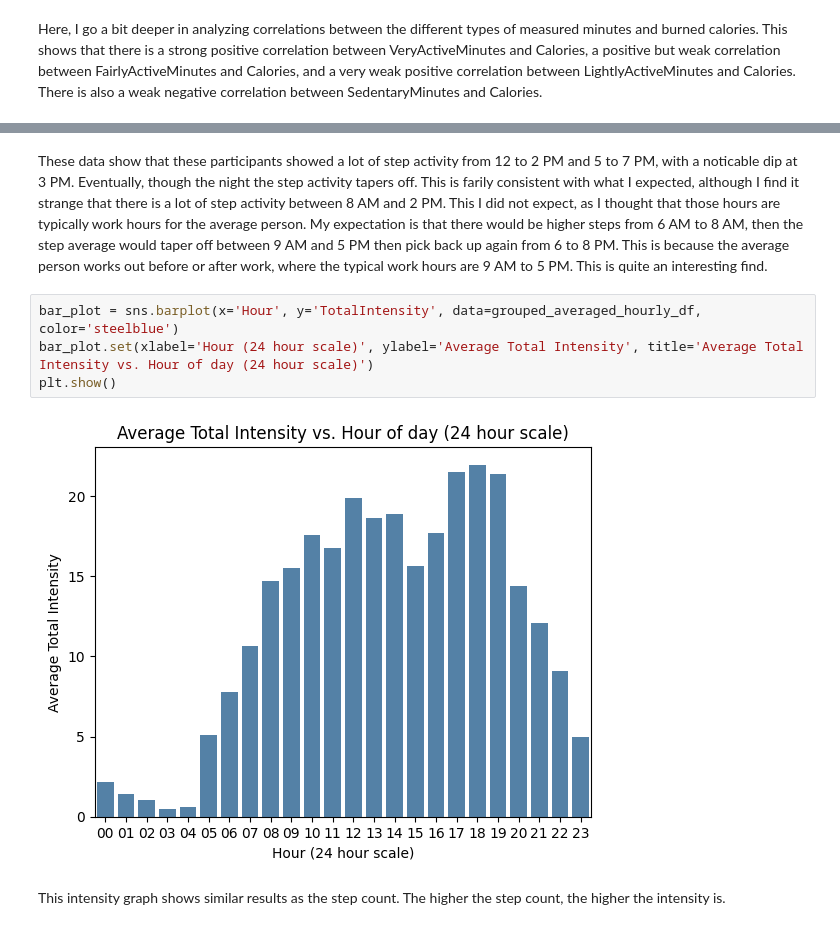
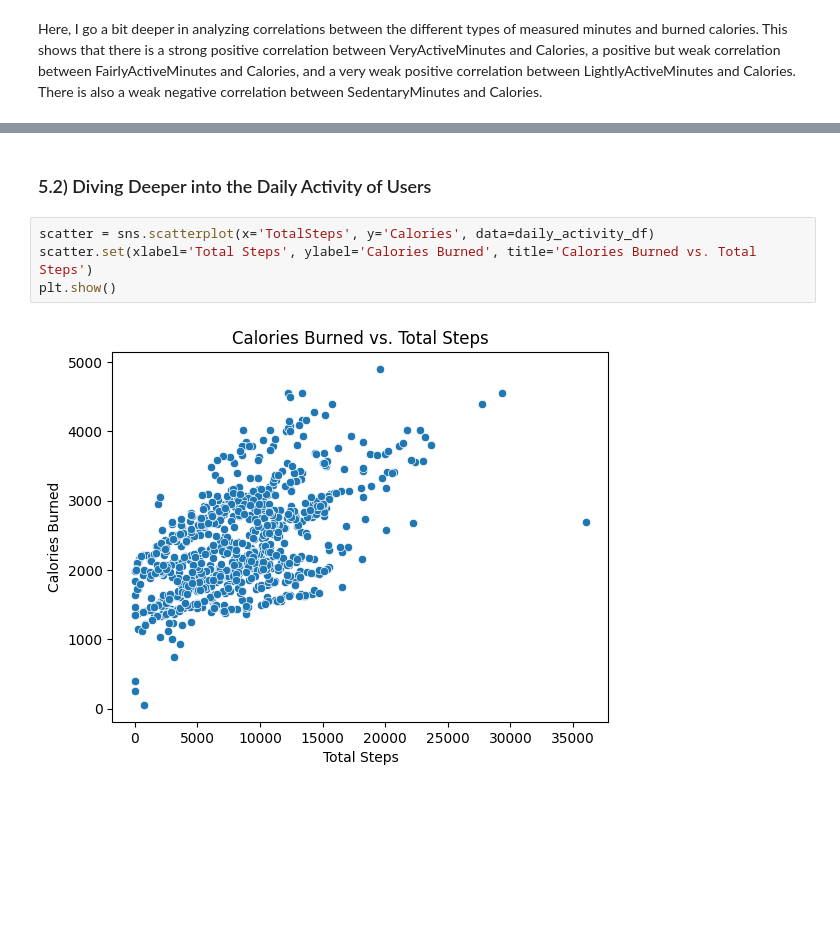
Before and after one commit to kyumin14/google-capstone, a Jupyter notebook: capstone_project_fitbit.ipynb, the cells around one changed output, grey strips where cells are left out. Saved outputs shown, nothing was run; the diff lists cells and outputs as text; blank space fills up the shorter version.

```diff
--- a/capstone_project_fitbit.ipynb
+++ b/capstone_project_fitbit.ipynb
@@ -675,10 +561,8 @@ plt.show()
-# %% [markdown]
-These data show that these participants showed a lot of step activity from 12 to 2 PM and 5 to 7 PM, with a noticable dip at 3 PM. Eventually, though the night the step activity tapers off. This is farily consistent with what I expected, although I find it strange that there is a lot of step activity between 8 AM and 2 PM. This I did not expect, as I thought that those hours are typically work hours for the average person. My expectation is that there would be higher steps from 6 AM to 8 AM, then the step average would taper off between 9 AM and 5 PM then pick back up again from 6 to 8 PM. This is because the average person works out before or after work, where the typical work hours are 9 AM to 5 PM. This is quite an interesting find.
-# %%
-bar_plot = sns.barplot(x='Hour', y='TotalIntensity', data=grouped_averaged_hourly_df, color='steelblue')
-bar_plot.set(xlabel='Hour (24 hour scale)', ylabel='Average Total Intensity', title='Average Total Intensity vs. Hour of day (24 hour scale)')
-plt.show()
-# %% [output]
-[figure, removed]
-# %% [markdown]
-This intensity graph shows similar results as the step count. The higher the step count, the higher the intensity is.
+# %% [markdown]
+### 5.2) Diving Deeper into the Daily Activity of Users
+# %%
+scatter = sns.scatterplot(x='TotalSteps', y='Calories', data=daily_activity_df)
+scatter.set(xlabel='Total Steps', ylabel='Calories Burned', title='Calories Burned vs. Total Steps')
+plt.show()
+# %% [output]
+[figure, added]
```
Also changed, not shown: parts of 91 cells of this notebook, 1 other file.
